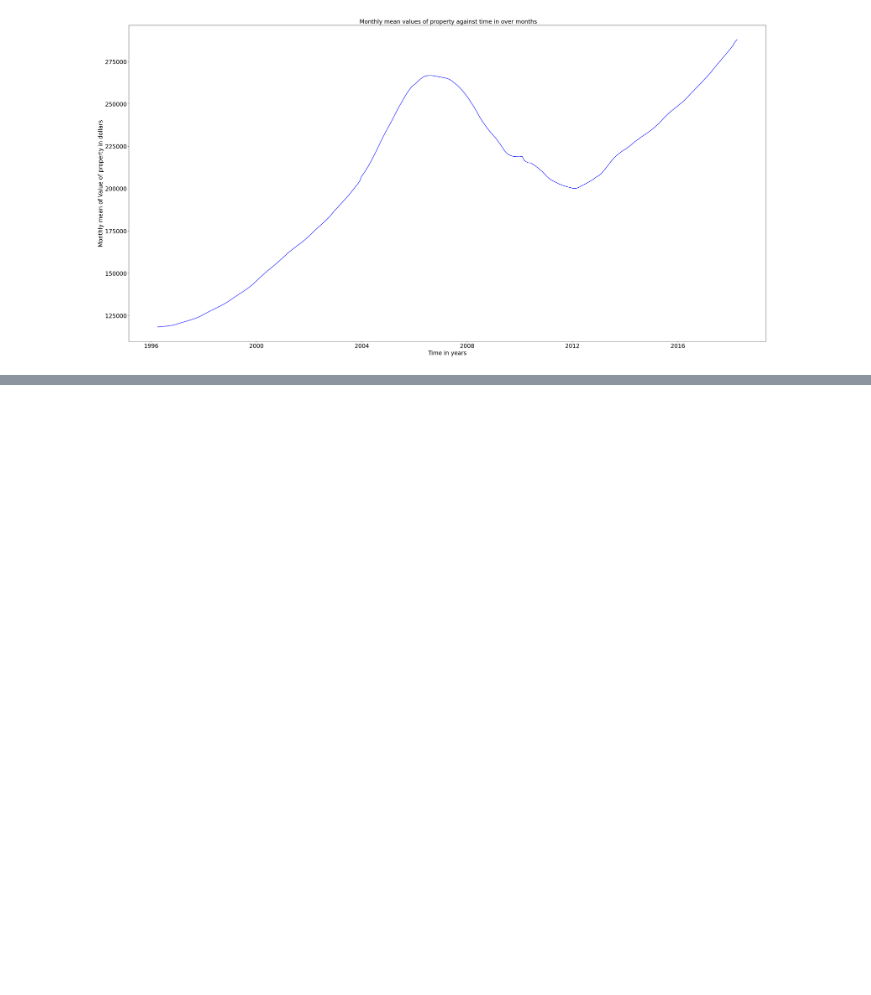
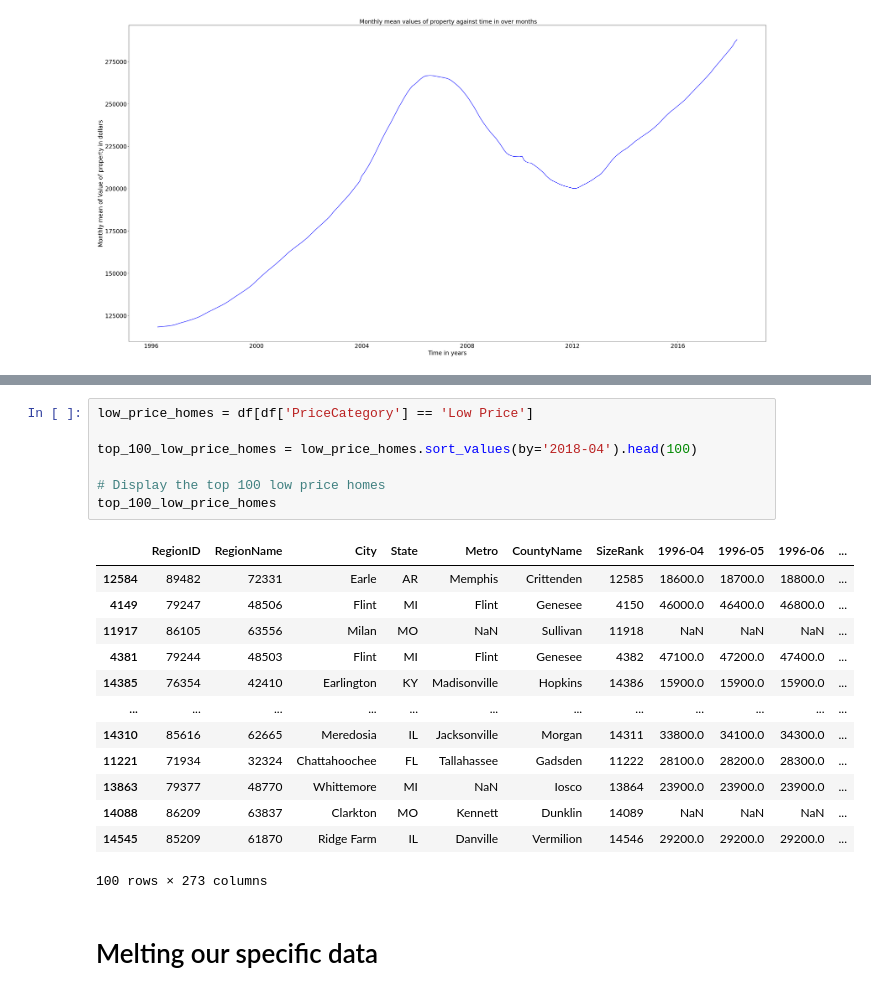
Before and after one commit to paulmwangi/Phase-4-Group-Project, a Jupyter notebook: index.ipynb, the cells around one changed output, grey strips where cells are left out. Drawn from its saved outputs; the diff is of its cells as text; blank space fills up the shorter version.

```diff
--- a/index.ipynb
+++ b/index.ipynb
@@ -457,0 +503,23 @@ plt.xticks(fontsize=20)
+# %%
+low_price_homes = df[df['PriceCategory'] == 'Low Price']
+
+top_100_low_price_homes = low_price_homes.sort_values(by='2018-04').head(100)
+
+# Display the top 100 low price homes
+top_100_low_price_homes
+# %% [output]
+|  | RegionID | RegionName | City | State | Metro | CountyName | SizeRank | 1996-04 | 1996-05 | 1996-06 | ... |
+| 12584 | 89482 | 72331 | Earle | AR | Memphis | Crittenden | 12585 | 18600.0 | 18700.0 | 18800.0 | ... |
+| 4149 | 79247 | 48506 | Flint | MI | Flint | Genesee | 4150 | 46000.0 | 46400.0 | 46800.0 | ... |
+| 11917 | 86105 | 63556 | Milan | MO | NaN | Sullivan | 11918 | NaN | NaN | NaN | ... |
+| 4381 | 79244 | 48503 | Flint | MI | Flint | Genesee | 4382 | 47100.0 | 47200.0 | 47400.0 | ... |
+| 14385 | 76354 | 42410 | Earlington | KY | Madisonville | Hopkins | 14386 | 15900.0 | 15900.0 | 15900.0 | ... |
+| ... | ... | ... | ... | ... | ... | ... | ... | ... | ... | ... | ... |
+| 14310 | 85616 | 62665 | Meredosia | IL | Jacksonville | Morgan | 14311 | 33800.0 | 34100.0 | 34300.0 | ... |
+| 11221 | 71934 | 32324 | Chattahoochee | FL | Tallahassee | Gadsden | 11222 | 28100.0 | 28200.0 | 28300.0 | ... |
+| 13863 | 79377 | 48770 | Whittemore | MI | NaN | Iosco | 13864 | 23900.0 | 23900.0 | 23900.0 | ... |
+| 14088 | 86209 | 63837 | Clarkton | MO | Kennett | Dunklin | 14089 | NaN | NaN | NaN | ... |
+| 14545 | 85209 | 61870 | Ridge Farm | IL | Danville | Vermilion | 14546 | 29200.0 | 29200.0 | 29200.0 | ... |
+100 rows × 273 columns
+# %% [markdown]
+# Melting our specific data
```
Also changed, not shown: parts of 24 cells of this notebook.
